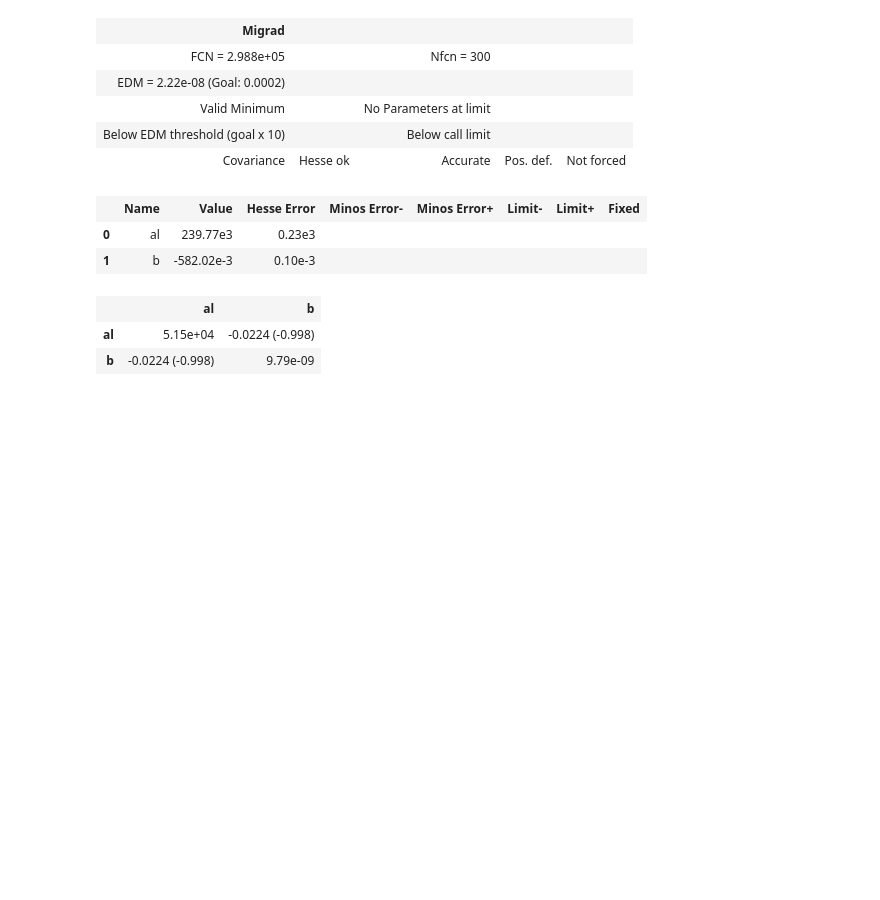
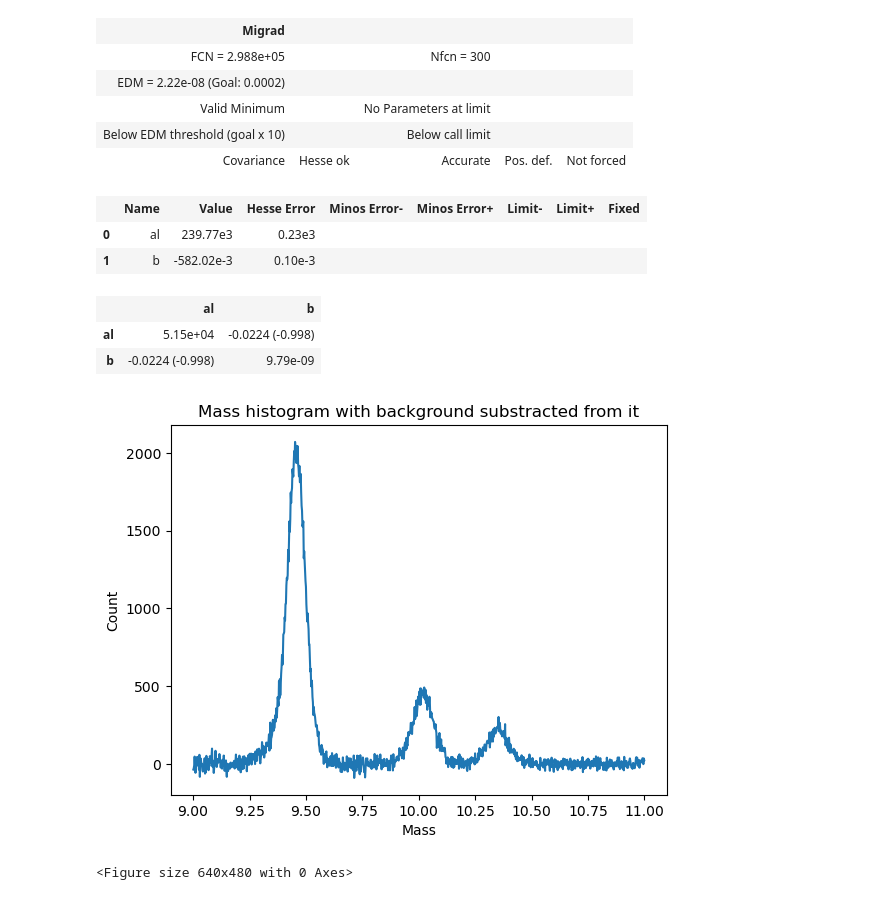
Before and after one commit to aqnemo32/project_f1_dah, a Jupyter notebook: iminuit_test.ipynb, the cells around one changed output. Cells and saved outputs as stored; diff of their text form; code cells hidden in the pictures; blank space fills up the shorter version.

```diff
--- a/iminuit_test.ipynb
+++ b/iminuit_test.ipynb
@@ -120,7 +140,17 @@ b_fit = m_dec.values['b']
 # %%
 count_1_clean = count_1 - decay(bins_1, al_fit, b_fit)
 count_2_clean = count_2 - decay(bins_2, al_fit, b_fit)
 count_3_clean = count_3 - decay(bins_3, al_fit, b_fit)
+
+plt.plot(bins, count - decay(bins, al_fit, b_fit))
+plt.title('Mass histogram with background substracted from it')
+plt.xlabel('Mass')
+plt.ylabel('Count')
+plt.show()
+plt.clf()
+# %% [output]
+[figure, added]
+<Figure size 640x480 with 0 Axes>
 # %%
 def lsq_cb_1(alpha, n, mu, sig):
     return np.sum((count_1_clean-crystalball(bins_1,alpha, n,mu,sig)) **2)
```
Also changed, not shown: parts of 17 cells of this notebook.
